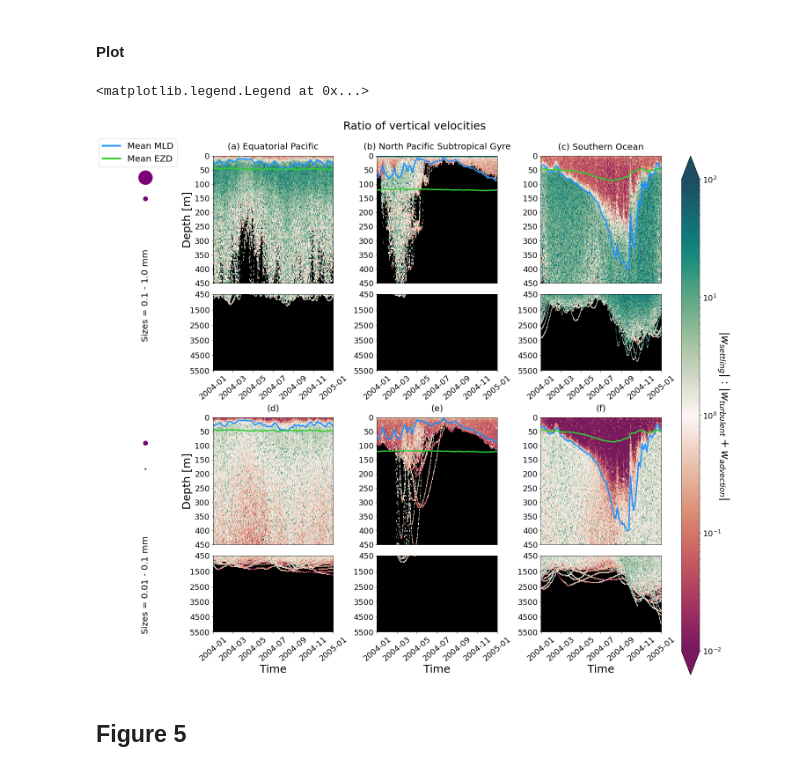
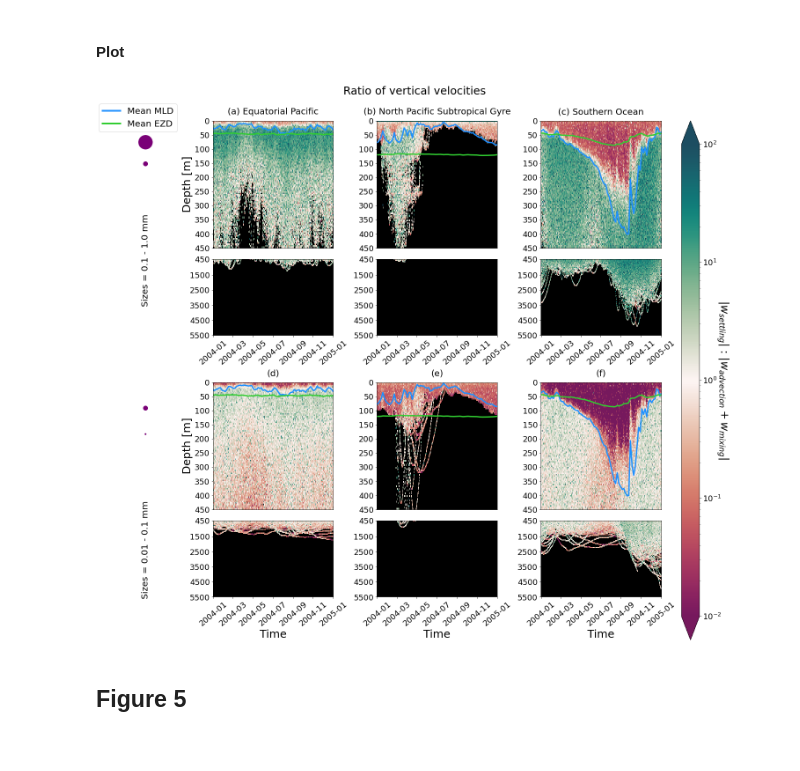
Before and after one commit to OceanParcels/biofouling_3dtransport_2, a Jupyter notebook: Analysis/Locations.ipynb, the cells around one changed output. Saved outputs shown, nothing was run; the diff lists cells and outputs as text; code cells hidden in the pictures.

```diff
--- a/Analysis/Locations.ipynb
+++ b/Analysis/Locations.ipynb
@@ -337,37 +337,36 @@ for i, ax_r in enumerate(axes[1:]):
                     ax.set_title('('+chr(ord('a')+n)+') '+ regions[region[i]], fontsize=20, y=1.03)
                 else:
                     ax.set_title('('+chr(ord('a')+n)+')', fontsize=20, y=1.03)
                 if i == 0:
                     ax.set_ylabel('Depth [m]', fontsize=25)#14
             if j == 1:
                 ax.set_ylim(depthbins[sub_depths[j][1]-1], depthbins[sub_depths[j][0]])
                 ax.set_yticks([5500,4500,3500,2500,1500,450])
                 ax.tick_params(axis='x', rotation=40) #20)
                 if c == 1:
                     ax.set_xlabel('Time', fontsize=25) #14)
 
 
 cb = fig.colorbar(pc, cax=ax15, extend='both')
-cb.set_label('$|w_{settling}|$ : $|w_{turbulent}+w_{advection}|$', size=25, rotation=270, labelpad=20)
+cb.set_label('$|w_{settling}|$ : $|w_{advection}+w_{mixing}|$', size=25, rotation=270, labelpad=20)
 cb.ax.tick_params(labelsize=18)
 
 fig.suptitle('Ratio of vertical velocities', fontsize=25, y=1.03)
 
 for k, ds_r in enumerate(split_ds_0):
     axes[0][k].scatter(0.5,0.90,s=sizebinedges[k]*1000000,color=r_pl_clist[0])
     axes[0][k].scatter(0.5,0.80,s=sizebinedges[k+1]*1000000,color=r_pl_clist[0])
     axes[0][k].set_ylim(0,1)
     axes[0][k].text(0.5,0.35,'Sizes = '+ str(ds_r[0].left*1000)+' - '+str(ds_r[0].right*1000)+' mm',rotation=90, fontsize=20, horizontalalignment='center',verticalalignment='center')
     axes[0][k].axis('off')
 
 custom_lines = [Line2D([0], [0], color='dodgerblue', lw=4),
                 Line2D([0], [0], color='limegreen', lw=4)]
 
 ax1.legend(custom_lines, ["Mean MLD", "Mean EZD"], loc='upper right', fontsize=20, bbox_to_anchor=(1.5,1.1))
-# plt.savefig(datadir+'fig_04_v1')
+plt.savefig(datadir+'fig04_v1')
 # %% [output]
-<matplotlib.legend.Legend at 0x...>
-[figure, old version]
+[figure, new version]
 # %% [markdown]
 ## Figure 5
 # %% [markdown]
```
Also changed, not shown: 1 other file.
